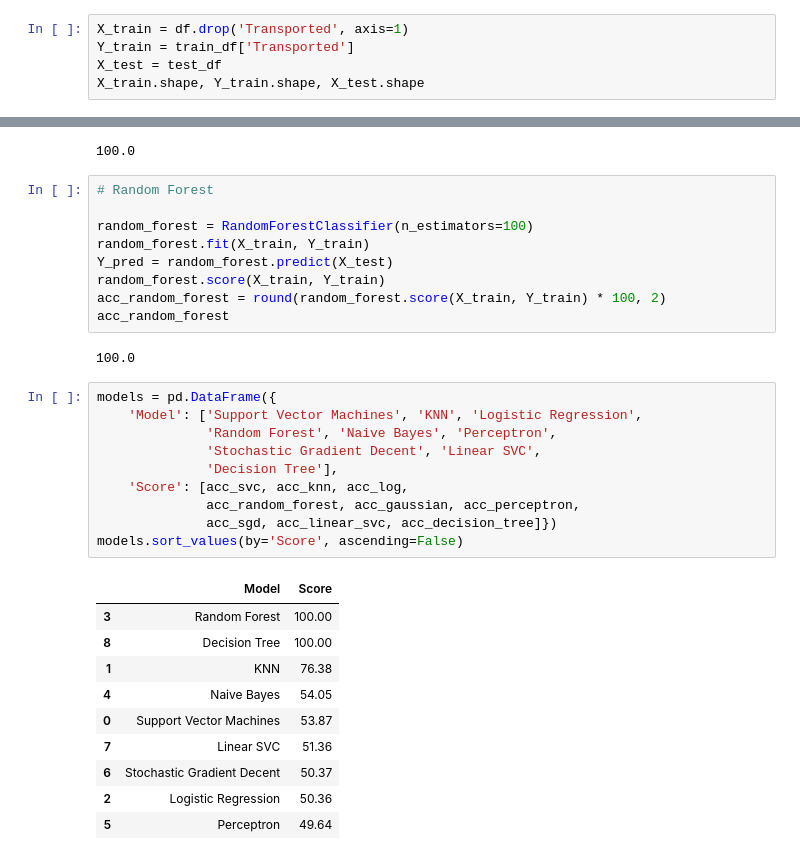
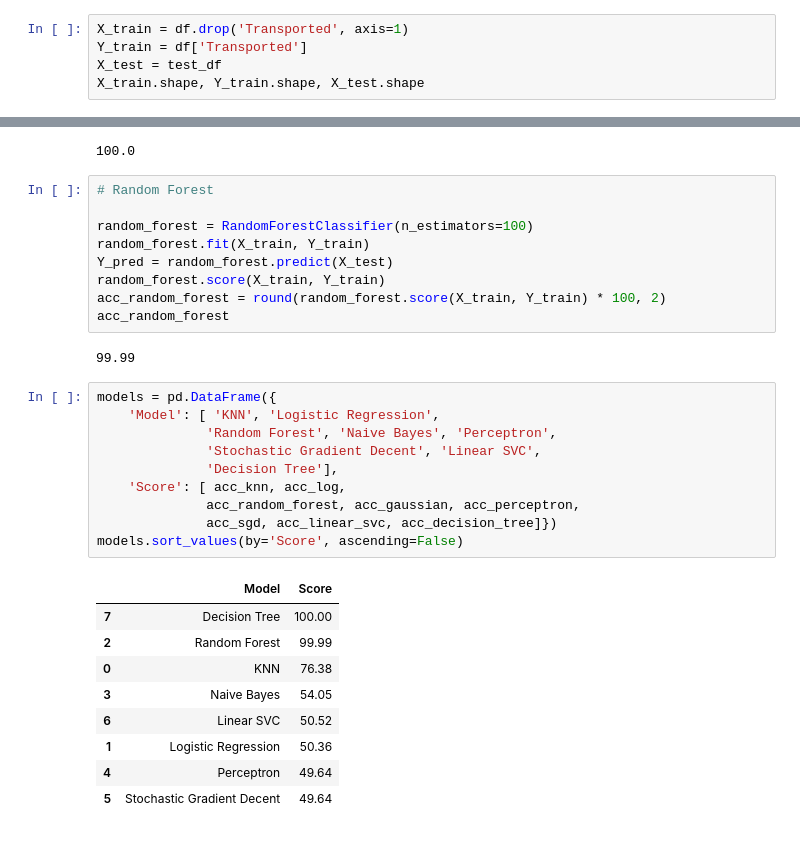
Before and after one commit to JCHM-1/ML2023, a Jupyter notebook: Week8/Week8V3.ipynb, the cells around one changed output, grey strips where cells are left out. Saved outputs shown, nothing was run; the diff lists cells and outputs as text.

```diff
--- a/Week8/Week8V3.ipynb
+++ b/Week8/Week8V3.ipynb
@@ -206,7 +206,7 @@ dtypes: float64(1), int64(5), object(1)
 memory usage: 475.5+ KB
 # %%
 X_train = df.drop('Transported', axis=1)
-Y_train = train_df['Transported']
+Y_train = df['Transported']
 X_test = test_df
 X_train.shape, Y_train.shape, X_test.shape
 # %% [output]
@@ -290,25 +304,24 @@ random_forest.score(X_train, Y_train)
 acc_random_forest = round(random_forest.score(X_train, Y_train) * 100, 2)
 acc_random_forest
 # %% [output]
-100.0
+99.99
 # %%
 models = pd.DataFrame({
-    'Model': ['Support Vector Machines', 'KNN', 'Logistic Regression',
+    'Model': [ 'KNN', 'Logistic Regression',
               'Random Forest', 'Naive Bayes', 'Perceptron',
               'Stochastic Gradient Decent', 'Linear SVC',
               'Decision Tree'],
-    'Score': [acc_svc, acc_knn, acc_log,
+    'Score': [ acc_knn, acc_log,
               acc_random_forest, acc_gaussian, acc_perceptron,
               acc_sgd, acc_linear_svc, acc_decision_tree]})
 models.sort_values(by='Score', ascending=False)
 # %% [output]
 |  | Model | Score |
-| 3 | Random Forest | 100.00 |
-| 8 | Decision Tree | 100.00 |
-| 1 | KNN | 76.38 |
-| 4 | Naive Bayes | 54.05 |
-| 0 | Support Vector Machines | 53.87 |
-| 7 | Linear SVC | 51.36 |
-| 6 | Stochastic Gradient Decent | 50.37 |
-| 2 | Logistic Regression | 50.36 |
-| 5 | Perceptron | 49.64 |
+| 7 | Decision Tree | 100.00 |
+| 2 | Random Forest | 99.99 |
+| 0 | KNN | 76.38 |
+| 3 | Naive Bayes | 54.05 |
+| 6 | Linear SVC | 50.52 |
+| 1 | Logistic Regression | 50.36 |
+| 4 | Perceptron | 49.64 |
+| 5 | Stochastic Gradient Decent | 49.64 |
```
Also changed, not shown: parts of 7 cells of this notebook, 2 other files.
